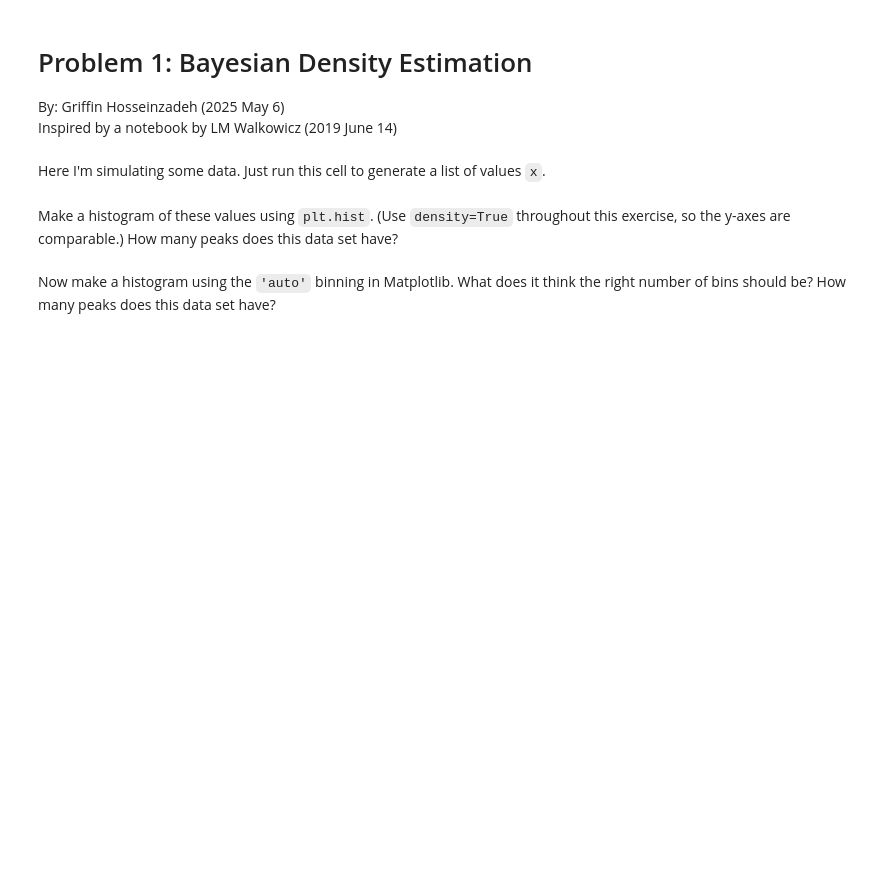
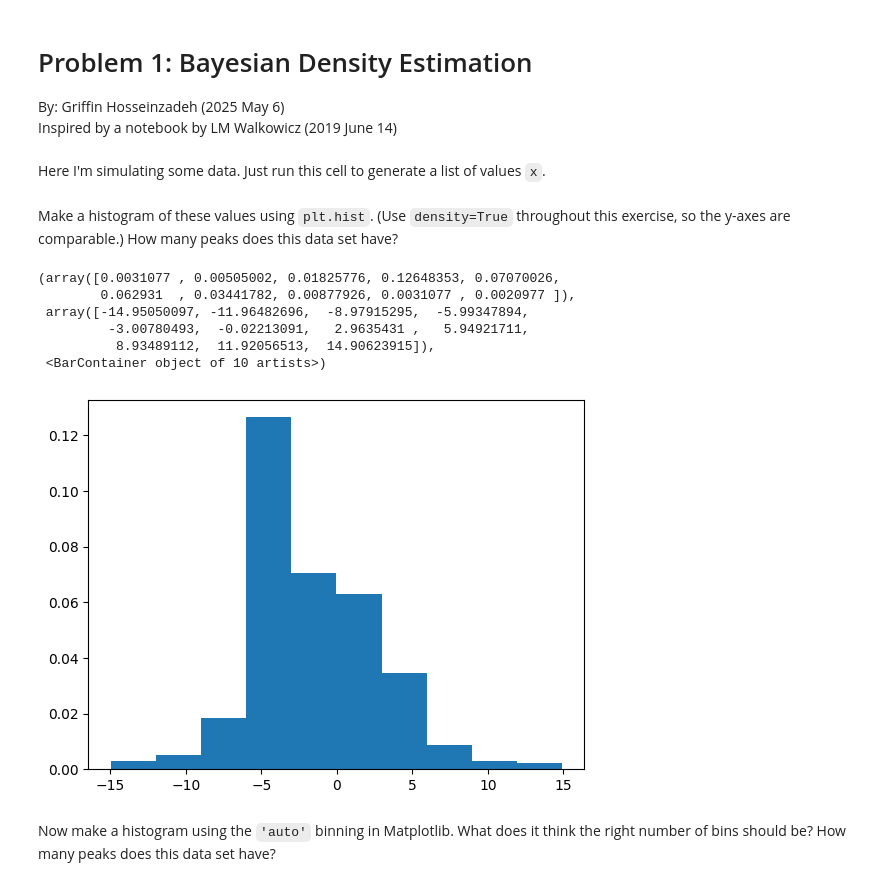
Before and after one commit to ASTR154/nonparametric-modeling, a Jupyter notebook: nonparametric-modeling.ipynb, the cells around one changed output. Cells and saved outputs as stored; diff of their text form; code cells hidden in the pictures; blank space fills up the shorter version.

```diff
--- a/nonparametric-modeling.ipynb
+++ b/nonparametric-modeling.ipynb
@@ -22,7 +22,15 @@ x = x[(x > -15) & (x < 15)]
 # %% [markdown]
 Make a histogram of these values using `plt.hist`. (Use `density=True` throughout this exercise, so the y-axes are comparable.) How many peaks does this data set have?
 # %%
-plt.hist(  # complete
+plt.hist(x,density=True)
+# %% [output]
+(array([0.0031077 , 0.00505002, 0.01825776, 0.12648353, 0.07070026,
+        0.062931  , 0.03441782, 0.00877926, 0.0031077 , 0.0020977 ]),
+ array([-14.95050097, -11.96482696,  -8.97915295,  -5.99347894,
+         -3.00780493,  -0.02213091,   2.9635431 ,   5.94921711,
+          8.93489112,  11.92056513,  14.90623915]),
+ <BarContainer object of 10 artists>)
+[figure, added]
 # %% [markdown]
 Now make a histogram using the `'auto'` binning in Matplotlib. What does it think the right number of bins should be? How many peaks does this data set have?
 # %%
```
Also changed, not shown: parts of 30 cells of this notebook.
